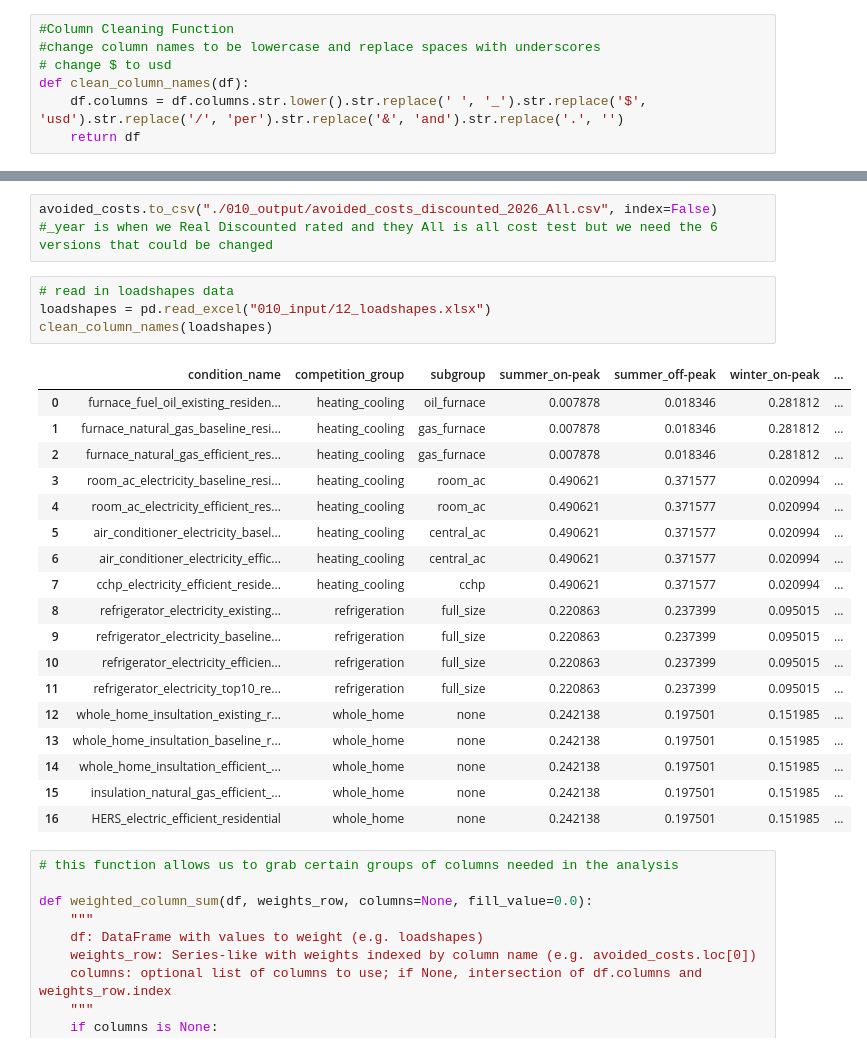
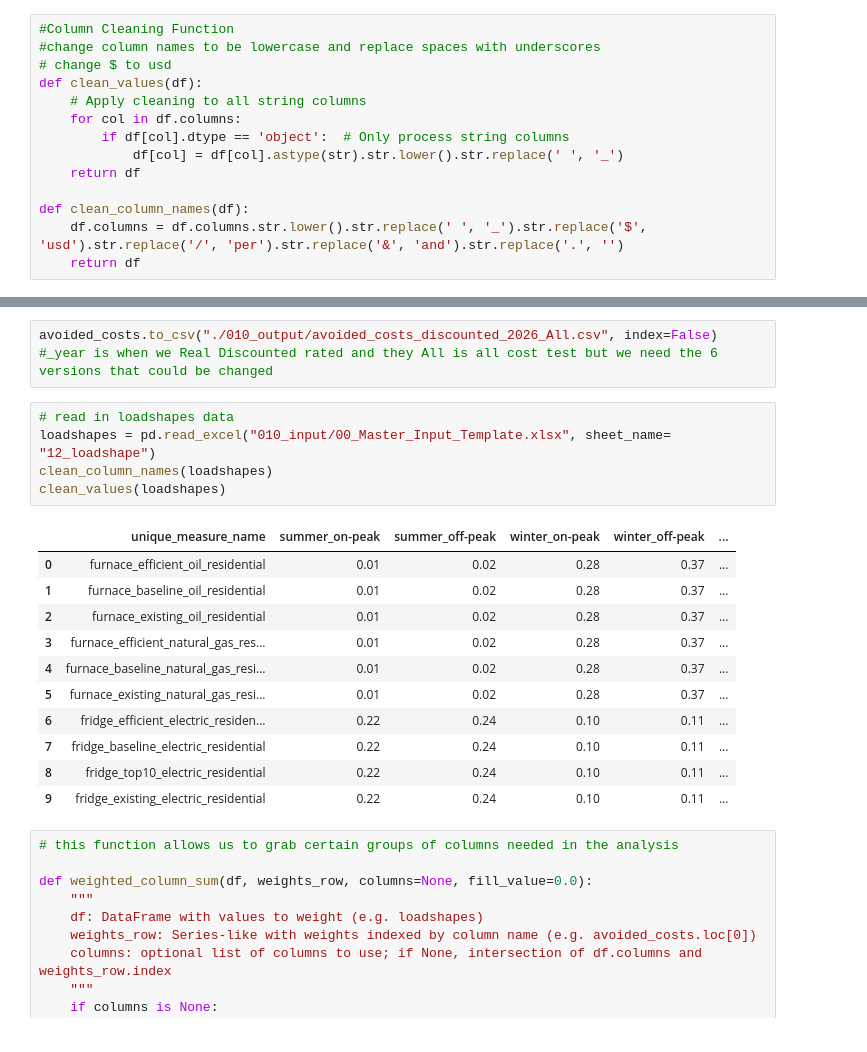
Before and after one commit to NV5-Optimal/Potential_Study_Tool_Prototype, a Jupyter notebook: 010_Avoided_Cost_Benefits_For_Tests.ipynb, the cells around one changed output, grey strips where cells are left out. Drawn from its saved outputs; the diff is of its cells as text.

```diff
--- a/010_Avoided_Cost_Benefits_For_Tests.ipynb
+++ b/010_Avoided_Cost_Benefits_For_Tests.ipynb
@@ -15,6 +15,13 @@ import pandas as pd
 #Column Cleaning Function
 #change column names to be lowercase and replace spaces with underscores
 # change $ to usd
+def clean_values(df):
+    # Apply cleaning to all string columns
+    for col in df.columns:
+        if df[col].dtype == 'object':  # Only process string columns
+            df[col] = df[col].astype(str).str.lower().str.replace(' ', '_')
+    return df
+
 def clean_column_names(df):
     df.columns = df.columns.str.lower().str.replace(' ', '_').str.replace('$', 'usd').str.replace('/', 'per').str.replace('&', 'and').str.replace('.', '')
     return df
@@ -180,27 +196,21 @@ avoided_costs
 avoided_costs.to_csv("./010_output/avoided_costs_discounted_2026_All.csv", index=False) #_year is when we Real Discounted rated and they All is all cost test but we need the 6 versions that could be changed
 # %%
 # read in loadshapes data
-loadshapes = pd.read_excel("010_input/12_loadshapes.xlsx")
+loadshapes = pd.read_excel("010_input/00_Master_Input_Template.xlsx", sheet_name= "12_loadshape")
 clean_column_names(loadshapes)
+clean_values(loadshapes)
 # %% [output]
-|  | condition_name | competition_group | subgroup | summer_on-peak | summer_off-peak | winter_on-peak | ... |
-| 0 | furnace_fuel_oil_existing_residen... | heating_cooling | oil_furnace | 0.007878 | 0.018346 | 0.281812 | ... |
-| 1 | furnace_natural_gas_baseline_resi... | heating_cooling | gas_furnace | 0.007878 | 0.018346 | 0.281812 | ... |
-| 2 | furnace_natural_gas_efficient_res... | heating_cooling | gas_furnace | 0.007878 | 0.018346 | 0.281812 | ... |
-| 3 | room_ac_electricity_baseline_resi... | heating_cooling | room_ac | 0.490621 | 0.371577 | 0.020994 | ... |
-| 4 | room_ac_electricity_efficient_res... | heating_cooling | room_ac | 0.490621 | 0.371577 | 0.020994 | ... |
-| 5 | air_conditioner_electricity_basel... | heating_cooling | central_ac | 0.490621 | 0.371577 | 0.020994 | ... |
-| 6 | air_conditioner_electricity_effic... | heating_cooling | central_ac | 0.490621 | 0.371577 | 0.020994 | ... |
-| 7 | cchp_electricity_efficient_reside... | heating_cooling | cchp | 0.490621 | 0.371577 | 0.020994 | ... |
-| 8 | refrigerator_electricity_existing... | refrigeration | full_size | 0.220863 | 0.237399 | 0.095015 | ... |
-| 9 | refrigerator_electricity_baseline... | refrigeration | full_size | 0.220863 | 0.237399 | 0.095015 | ... |
-| 10 | refrigerator_electricity_efficien... | refrigeration | full_size | 0.220863 | 0.237399 | 0.095015 | ... |
-| 11 | refrigerator_electricity_top10_re... | refrigeration | full_size | 0.220863 | 0.237399 | 0.095015 | ... |
-| 12 | whole_home_insultation_existing_r... | whole_home | none | 0.242138 | 0.197501 | 0.151985 | ... |
-| 13 | whole_home_insultation_baseline_r... | whole_home | none | 0.242138 | 0.197501 | 0.151985 | ... |
-| 14 | whole_home_insultation_efficient_... | whole_home | none | 0.242138 | 0.197501 | 0.151985 | ... |
-| 15 | insulation_natural_gas_efficient_... | whole_home | none | 0.242138 | 0.197501 | 0.151985 | ... |
-| 16 | HERS_electric_efficient_residential | whole_home | none | 0.242138 | 0.197501 | 0.151985 | ... |
+|  | unique_measure_name | summer_on-peak | summer_off-peak | winter_on-peak | winter_off-peak | ... |
+| 0 | furnace_efficient_oil_residential | 0.01 | 0.02 | 0.28 | 0.37 | ... |
+| 1 | furnace_baseline_oil_residential | 0.01 | 0.02 | 0.28 | 0.37 | ... |
+| 2 | furnace_existing_oil_residential | 0.01 | 0.02 | 0.28 | 0.37 | ... |
+| 3 | furnace_efficient_natural_gas_res... | 0.01 | 0.02 | 0.28 | 0.37 | ... |
+| 4 | furnace_baseline_natural_gas_resi... | 0.01 | 0.02 | 0.28 | 0.37 | ... |
+| 5 | furnace_existing_natural_gas_resi... | 0.01 | 0.02 | 0.28 | 0.37 | ... |
+| 6 | fridge_efficient_electric_residen... | 0.22 | 0.24 | 0.10 | 0.11 | ... |
+| 7 | fridge_baseline_electric_residential | 0.22 | 0.24 | 0.10 | 0.11 | ... |
+| 8 | fridge_top10_electric_residential | 0.22 | 0.24 | 0.10 | 0.11 | ... |
+| 9 | fridge_existing_electric_residential | 0.22 | 0.24 | 0.10 | 0.11 | ... |
 # %%
 # this function allows us to grab certain groups of columns needed in the analysis
 
```
Also changed, not shown: parts of 17 cells of this notebook, 41 other files.
